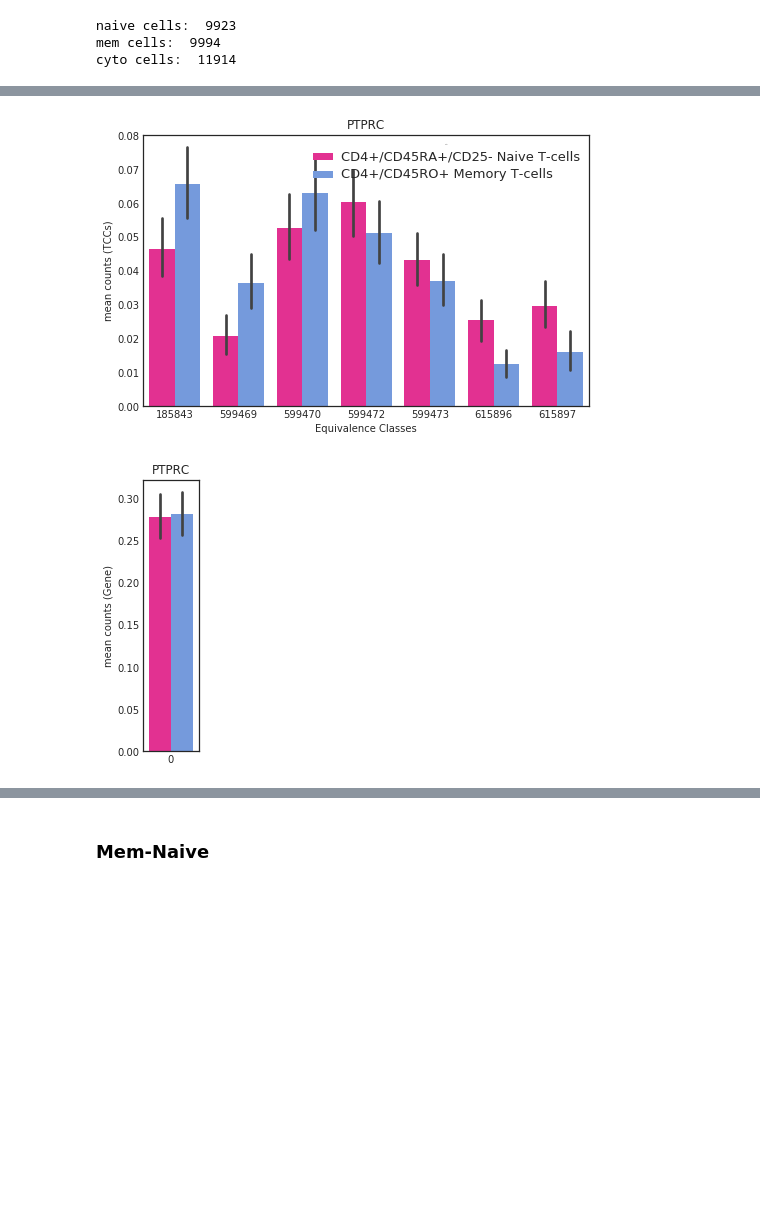
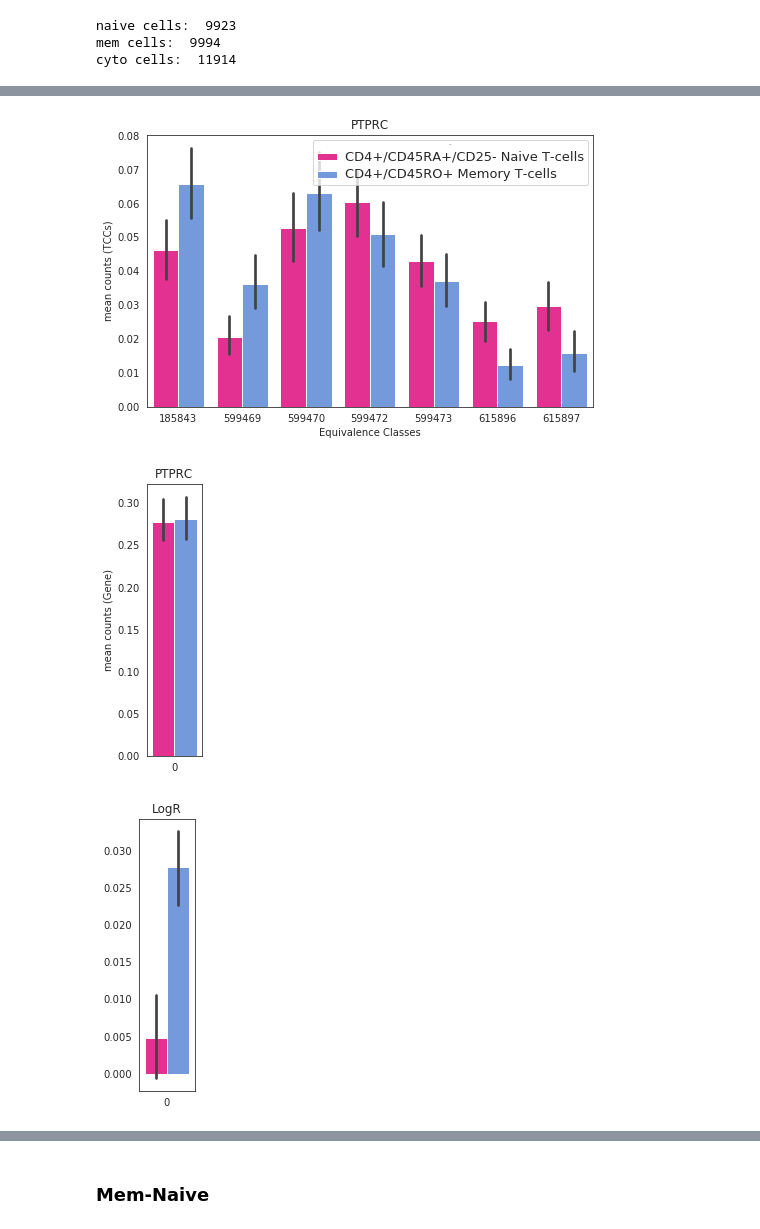
Before and after one commit to pachterlab/NYMP_2018, a Jupyter notebook: notebooks/5_MemNaiveCyto_UTR.ipynb, the cells around one changed output, grey strips where cells are left out. Saved outputs shown, nothing was run; the diff lists cells and outputs as text; code cells hidden in the pictures; blank space fills up the shorter version.

Commit message:
figure update

```diff
--- a/notebooks/5_MemNaiveCyto_UTR.ipynb
+++ b/notebooks/5_MemNaiveCyto_UTR.ipynb
@@ -193,14 +189,14 @@ NUM_OF_CLEAN_GENE_IDs = 6234
 # %% [markdown]
 #### gene names
 # %%
-#gene ids to gene names (requires "pip install mygene")
-import mygene
-mg = mygene.MyGeneInfo()
-ginfo = mg.querymany(all_genes_ids, scopes='ensembl.gene',returnall=True)
+# #gene ids to gene names (requires "pip install mygene")
+# import mygene
+# mg = mygene.MyGeneInfo()
+# ginfo = mg.querymany(all_genes_ids, scopes='ensembl.gene',returnall=True)
 
-with open('ginfo_MNC.pickle', 'wb') as handle:
-    pickle.dump(ginfo, handle, protocol=pickle.HIGHEST_PROTOCOL)
+# with open('ginfo_MNC.pickle', 'wb') as handle:
+#     pickle.dump(ginfo, handle, protocol=pickle.HIGHEST_PROTOCOL)
 
-# #LOAD
-# with open('ginfo_MNC.pickle', 'rb') as handle:
-#     ginfo = pickle.load(handle)
+#LOAD
+with open('./ginfo_MNC.pickle', 'rb') as handle:
+    ginfo = pickle.load(handle)
@@ -468,6 +446,10 @@ print('pval=',A[1])
 X1_ecidx=X1[:,ecidx].todense()
 X2_ecidx=X2[:,ecidx].todense()
 
+
+E_naive_mean = np.array(np.mean(X1[:,ecidx],axis=0))[0]
+E_mem_mean = np.array(np.mean(X2[:,ecidx],axis=0))[0]
+
 P1=pd.DataFrame(X1_ecidx,columns=nonzero_ec[ecidx])
 P1['cluster'] = 'CD4+/CD45RA+/CD25- Naive T-cells'
 P2=pd.DataFrame(X2_ecidx,columns=nonzero_ec[ecidx])
@@ -487,6 +469,9 @@ plt.show()
 Gexp1=np.array(X1_ecidx.T.sum(axis=0))[0]
 Gexp2=np.array(X2_ecidx.T.sum(axis=0))[0]
 
+G_naive_mean = np.mean(Gexp1)
+G_mem_mean = np.mean(Gexp2)
+
 P1=pd.DataFrame(Gexp1.T,)
 P1['cluster'] = 'CD4+/CD45RA+/CD25- Naive T-cells'
 P2=pd.DataFrame(Gexp2.T)
@@ -500,6 +485,24 @@ ax.set(xlabel='', ylabel='mean counts (Gene)')
 ax.legend_.remove()
 plt.title(gene)
 plt.show()
+
+
+A1=np.array(np.dot(X1_ecidx,-A[0].coef_[0]))[0]
+A2=np.array(np.dot(X2_ecidx,-A[0].coef_[0]))[0]
+
+P1=pd.DataFrame(A1.T,)
+P1['cluster'] = 'CD4+/CD45RA+/CD25- Naive T-cells'
+P2=pd.DataFrame(A2.T)
+P2['cluster'] = 'CD4+/CD45RO+ Memory T-cells'
+P=P1.append(P2)
+df = pd.melt(P,  id_vars='cluster')
+
+plt.figure(figsize=(1,5))
+ax=sns.barplot(x='variable', y='value', hue='cluster',palette=["#FF1493", "#6495ED"], data=df)
+ax.set(xlabel='', ylabel='')
+ax.legend_.remove()
+plt.title("LogR")
+plt.show()
 # %% [output]
 (3000, 342642)
 (3000, 342642)
@@ -507,5 +510,6 @@ pval= 1.5254861502778105e-05
-[figure, old version]
+[figure, new version]
-[figure, old version]
+[figure, new version]
+[figure, added]
 # %%
 N1=X1.shape[0]
 N2=X2.shape[0]
```
Also changed, not shown: parts of 27 cells of this notebook.
